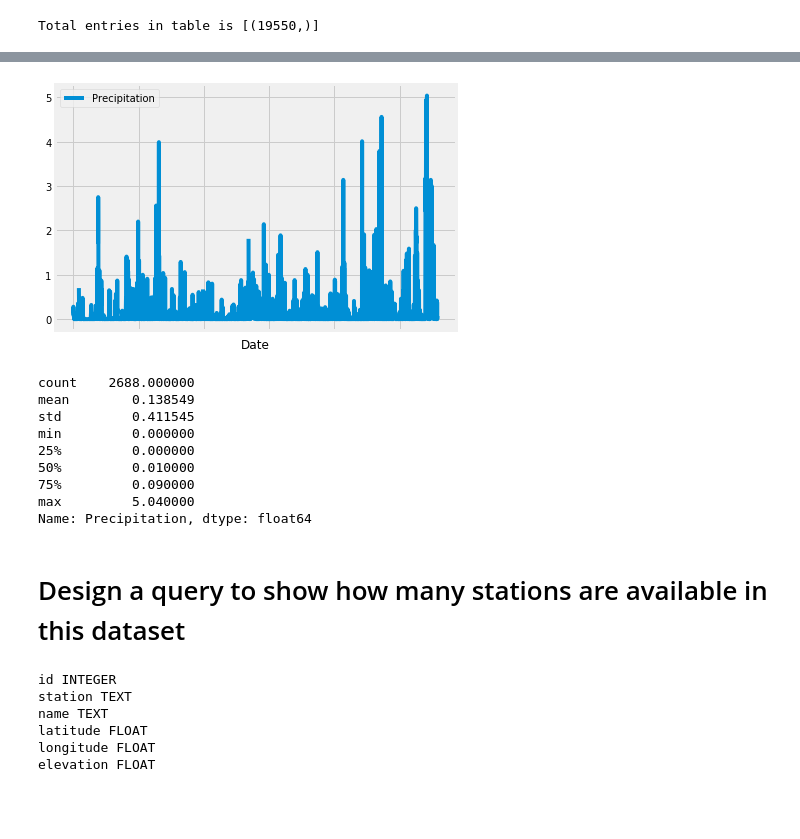
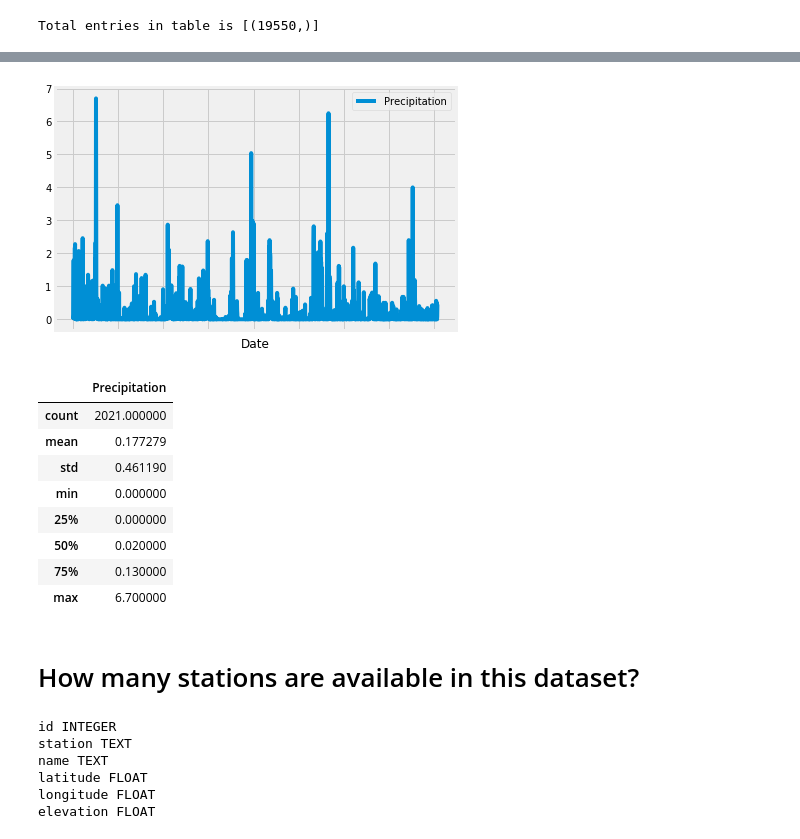
Before and after one commit to oimartin/HW_NU_DataScience_Bootcamp, a Jupyter notebook: 10_Adv_Data_Storage_and_Retrieval_HW/climate_starter.ipynb, the cells around one changed output, grey strips where cells are left out. Saved outputs shown, nothing was run; the diff lists cells and outputs as text; code cells hidden in the pictures; blank space fills up the shorter version.

```diff
--- a/10_Adv_Data_Storage_and_Retrieval_HW/climate_starter.ipynb
+++ b/10_Adv_Data_Storage_and_Retrieval_HW/climate_starter.ipynb
@@ -108,0 +101,10 @@ df_yr2010_date_prcp.head()
+# %%
+# Convert 'Date' from 'str' to 'datetime' format in df_date_prcp
+# Order df_date_prcp by date and save into new DataFrame
+order_dates_df = results_df.iloc\
+                        [pd.to_datetime(results_df.Date).\
+                         values.argsort()]
+
+# Check length of date_ordered_prcp_df before cleaning
+print(len(order_dates_df))
+order_dates_df.head()
@@ -108,0 +119,10 @@ df_yr2010_date_prcp.head()
+# %%
+# Drop any rows with NaN
+order_dates_df.dropna(inplace=True)
+
+# Set index of order_dates_df to 'Date'
+order_dates_df.set_index('Date', inplace=True)
+
+# Print new length of cleaned date_ordered_prcp_df
+print(f"New length of order_dates_df is {len(order_dates_df)}.")
+order_dates_df.head(3)
@@ -108,0 +139,10 @@ df_yr2010_date_prcp.head()
+# %%
+# Slice date_ordered_prcp_df by
+# dates 2016-08-23 and 2017-08-23
+ordered_2016_2017 = order_dates_df.\
+loc['2016-08-23':'2017-08-23']
+
+print(f"Length of ordered_prcp_2016_2017 is \
+{len(ordered_2016_2017)}")
+
+ordered_2016_2017.head()
@@ -108,0 +158,6 @@ df_yr2010_date_prcp.head()
+# %%
+# Drop 'temperature' and keep 'Date' and 'Precipitation'
+ordered_prcp_2016_2017 = ordered_2016_2017.drop(
+                        labels=['Temperature', 'Station'], axis=1)
+
+ordered_prcp_2016_2017.head()
@@ -109,24 +172,25 @@ df_yr2010_date_prcp.head()
 # %%
-# Plot df_yr2010_date_prcp
-df_yr2010_date_prcp.plot()
+# Plot ordered_prcp_2016_2017
+ordered_prcp_2016_2017.plot()
 plt.tight_layout()
 # %% [output]
-[figure, old version]
+[figure, new version]
 # %%
 # Use Pandas to calcualte the summary statistics for the precipitation data
-df_yr2010_date_prcp['Precipitation'].describe()
+summary = pd.DataFrame(ordered_prcp_2016_2017['Precipitation'].describe())
+summary
 # %% [output]
-count    2688.000000
-mean        0.138549
-std         0.411545
-min         0.000000
-25%         0.000000
-50%         0.010000
-75%         0.090000
-max         5.040000
-Name: Precipitation, dtype: float64
+|  | Precipitation |
+| count | 2021.000000 |
+| mean | 0.177279 |
+| std | 0.461190 |
+| min | 0.000000 |
+| 25% | 0.000000 |
+| 50% | 0.020000 |
+| 75% | 0.130000 |
+| max | 6.700000 |
 # %% [markdown]
-# Design a query to show how many stations are available in this dataset
+# How many stations are available in this dataset?
 # %%
 # Iterate through 'Station' table to
 # find names and types of columns
```
Also changed, not shown: parts of 39 cells of this notebook.
